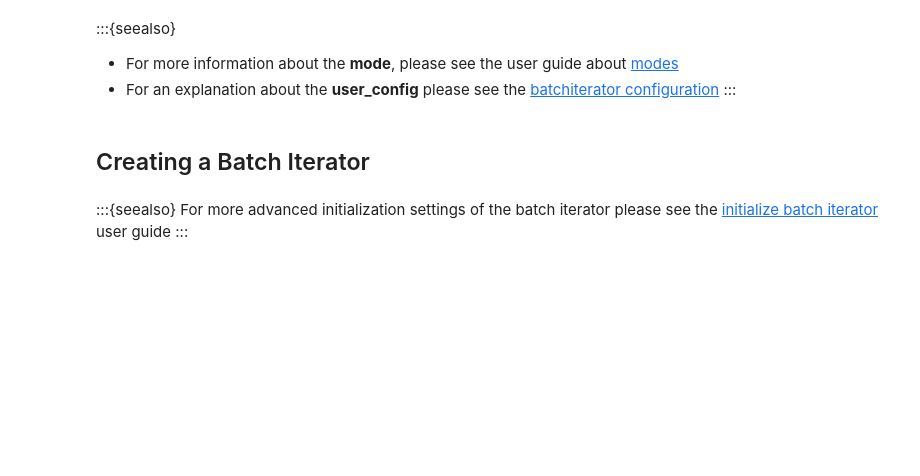
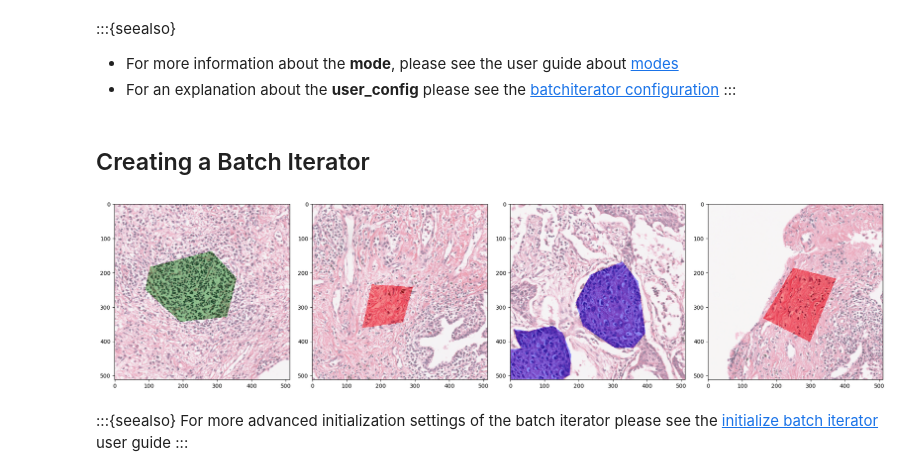
Before and after one commit to DIAGNijmegen/pathology-whole-slide-data, a Jupyter notebook: docs/source/userguide/notebooks/components/batchiterator.ipynb, the cells around one changed output. Cells and saved outputs as stored; diff of their text form; code cells hidden in the pictures; blank space fills up the shorter version.

```diff
--- a/docs/source/userguide/notebooks/components/batchiterator.ipynb
+++ b/docs/source/userguide/notebooks/components/batchiterator.ipynb
@@ -8,6 +14,24 @@ from wholeslidedata.visualization.plotting import plot_batch
 # %%
-user_config = './configs/user_config.yml'
-mode = 'training'
+%%yaml user_config
+
+wholeslidedata:
+    default:
+        yaml_source:
+            training:
+            -   wsi:
+                    path: /tmp/TCGA-21-5784-01Z-00-DX1.tif
+                wsa:
+                    path: /tmp/TCGA-21-5784-01Z-00-DX1.xml
+
+        labels:
+            stroma: 1
+            tumor: 2
+            lymphocytes: 3
+
+        batch_shape:
+            batch_size: 4
+            spacing: 1.0
+            shape: [512, 512, 3]
 # %% [markdown]
 :::{seealso}
  - For more information about the **mode**, please see the user guide about [modes](./modes)
@@ -17,10 +41,12 @@ mode = 'training'
 ## Creating a Batch Iterator
 # %%
 with create_batch_iterator(user_config=user_config,
-                            mode=mode) as training_batch_generator:
+                            mode='training') as training_batch_generator:
 
     x_batch, y_batch, info =  next(training_batch_generator)
     plot_batch(x_batch, y_batch)
+# %% [output]
+[figure, added]
 # %% [markdown]
 :::{seealso}
 For more advanced initialization settings of the batch iterator please see the [initialize batch iterator](./initializebatchiterator) user guide
```
Also changed, not shown: parts of 2 cells of this notebook.
